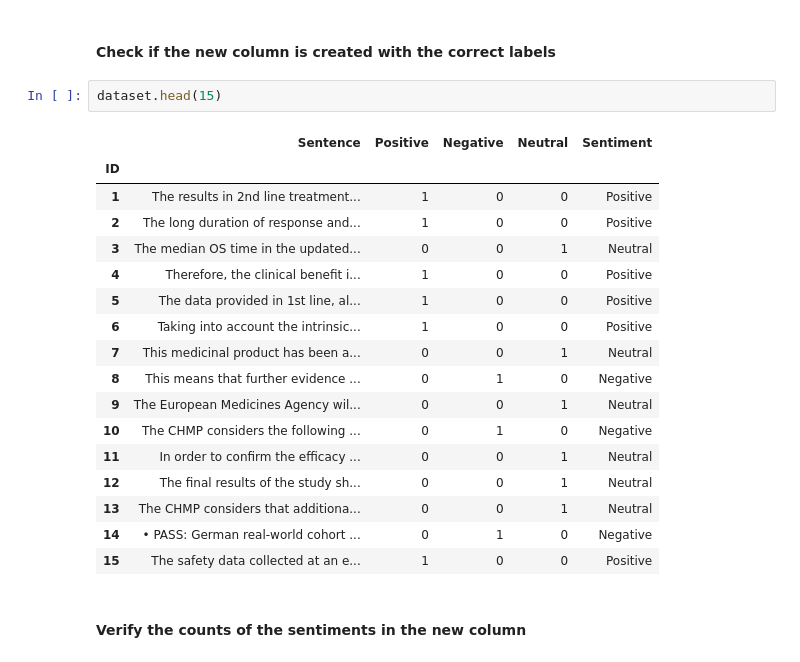
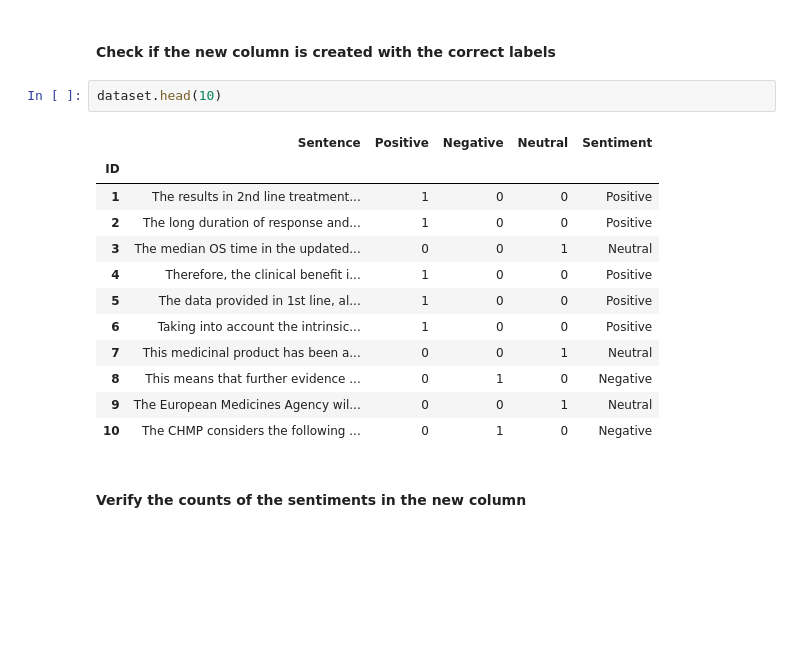
Before and after one commit to baishalidutta/EPAR-Sentiment-Analysis, a Jupyter notebook: notebook/epar_sentiment_analysis.ipynb, the cells around one changed output. Drawn from its saved outputs; the diff is of its cells as text; blank space fills up the shorter version.

```diff
--- a/notebook/epar_sentiment_analysis.ipynb
+++ b/notebook/epar_sentiment_analysis.ipynb
@@ -131,25 +135,20 @@ dataset['Sentiment'] = dataset['Sentiment'].map({100: 'Positive', -100: 'Negativ
 # %% [markdown]
 #### Check if the new column is created with the correct labels
 # %%
-dataset.head(15)
+dataset.head(10)
 # %% [output]
 |  | Sentence | Positive | Negative | Neutral | Sentiment |
 | ID |  |  |  |  |  |
 | 1 | The results in 2nd line treatment... | 1 | 0 | 0 | Positive |
 | 2 | The long duration of response and... | 1 | 0 | 0 | Positive |
 | 3 | The median OS time in the updated... | 0 | 0 | 1 | Neutral |
 | 4 | Therefore, the clinical benefit i... | 1 | 0 | 0 | Positive |
 | 5 | The data provided in 1st line, al... | 1 | 0 | 0 | Positive |
 | 6 | Taking into account the intrinsic... | 1 | 0 | 0 | Positive |
 | 7 | This medicinal product has been a... | 0 | 0 | 1 | Neutral |
 | 8 | This means that further evidence ... | 0 | 1 | 0 | Negative |
 | 9 | The European Medicines Agency wil... | 0 | 0 | 1 | Neutral |
 | 10 | The CHMP considers the following ... | 0 | 1 | 0 | Negative |
-| 11 | In order to confirm the efficacy ... | 0 | 0 | 1 | Neutral |
-| 12 | The final results of the study sh... | 0 | 0 | 1 | Neutral |
-| 13 | The CHMP considers that additiona... | 0 | 0 | 1 | Neutral |
-| 14 | • PASS: German real-world cohort ... | 0 | 1 | 0 | Negative |
-| 15 | The safety data collected at an e... | 1 | 0 | 0 | Positive |
 # %% [markdown]
 #### Verify the counts of the sentiments in the new column
 # %%
```
Also changed, not shown: parts of 75 cells of this notebook.
